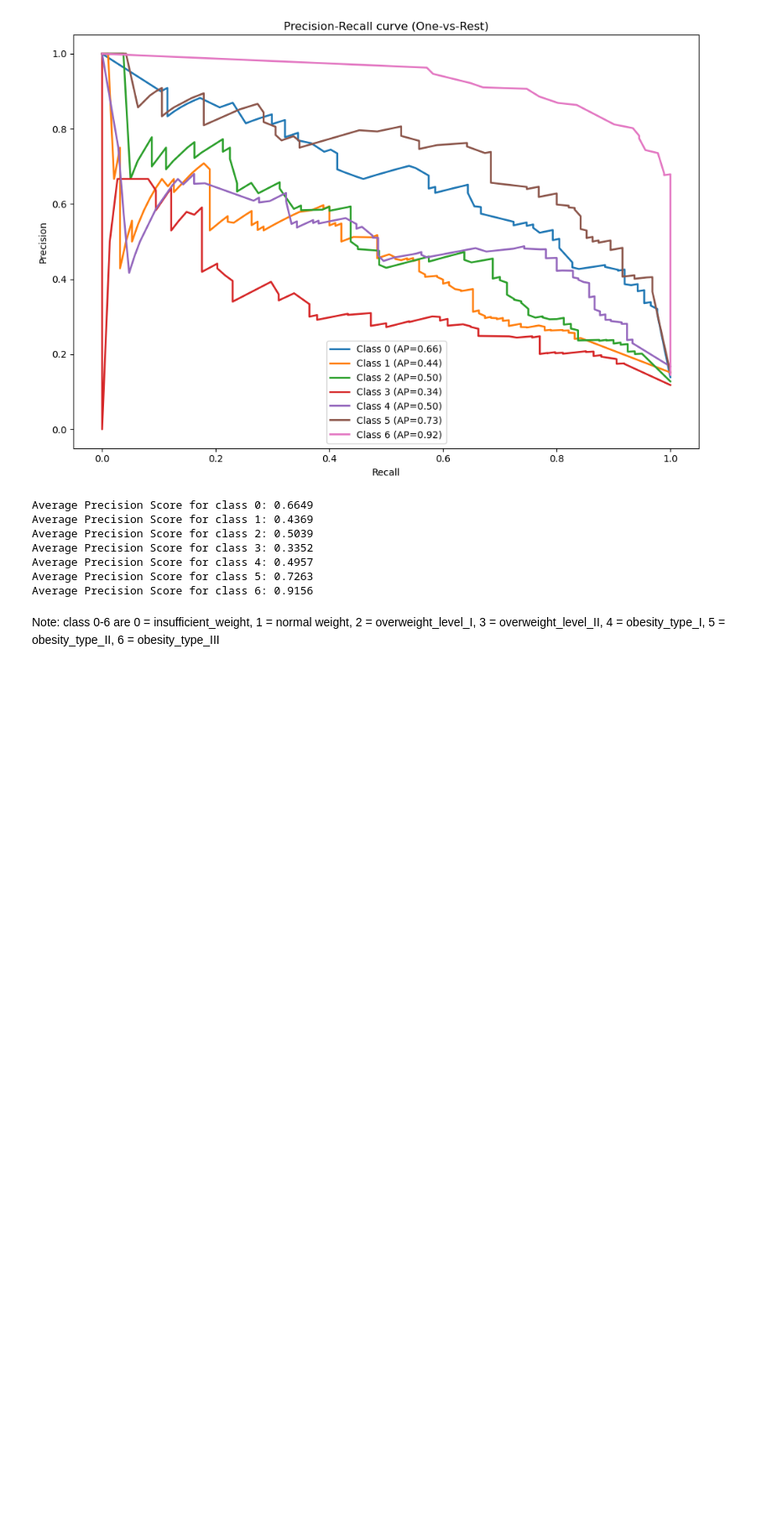
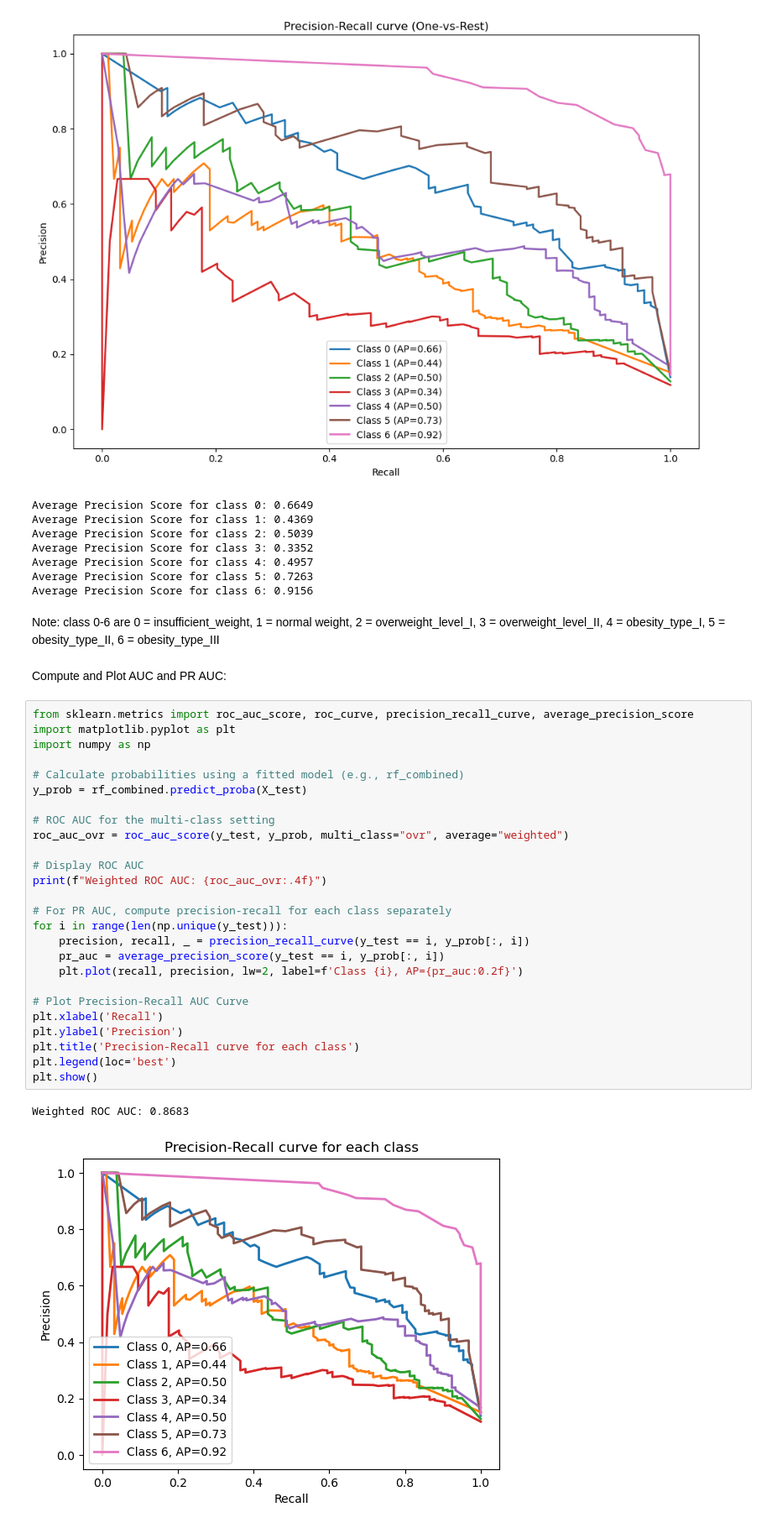
Before and after one commit to KlaudijaK/Final_Project-Obesity-, a Jupyter notebook: Obesity_project.ipynb, the cells around one changed output. Shown at 84% size. Cells and saved outputs as stored; diff of their text form; blank space fills up the shorter version.

```diff
--- a/Obesity_project.ipynb
+++ b/Obesity_project.ipynb
@@ -871,3 +871,34 @@ Average Precision Score for class 5: 0.7263
 Average Precision Score for class 6: 0.9156
 # %% [markdown]
 Note: class 0-6 are 0 = insufficient_weight, 1 = normal weight, 2 = overweight_level_I, 3 = overweight_level_II, 4 = obesity_type_I, 5 = obesity_type_II, 6 = obesity_type_III
+# %% [markdown]
+Compute and Plot AUC and PR AUC:
+# %%
+from sklearn.metrics import roc_auc_score, roc_curve, precision_recall_curve, average_precision_score
+import matplotlib.pyplot as plt
+import numpy as np
+
+# Calculate probabilities using a fitted model (e.g., rf_combined)
+y_prob = rf_combined.predict_proba(X_test)
+
+# ROC AUC for the multi-class setting
+roc_auc_ovr = roc_auc_score(y_test, y_prob, multi_class="ovr", average="weighted")
+
+# Display ROC AUC
+print(f"Weighted ROC AUC: {roc_auc_ovr:.4f}")
+
+# For PR AUC, compute precision-recall for each class separately
+for i in range(len(np.unique(y_test))):
+    precision, recall, _ = precision_recall_curve(y_test == i, y_prob[:, i])
+    pr_auc = average_precision_score(y_test == i, y_prob[:, i])
+    plt.plot(recall, precision, lw=2, label=f'Class {i}, AP={pr_auc:0.2f}')
+
+# Plot Precision-Recall AUC Curve
+plt.xlabel('Recall')
+plt.ylabel('Precision')
+plt.title('Precision-Recall curve for each class')
+plt.legend(loc='best')
+plt.show()
+# %% [output]
+Weighted ROC AUC: 0.8683
+[figure, added]
```
Also changed, not shown: parts of 6 cells of this notebook.
